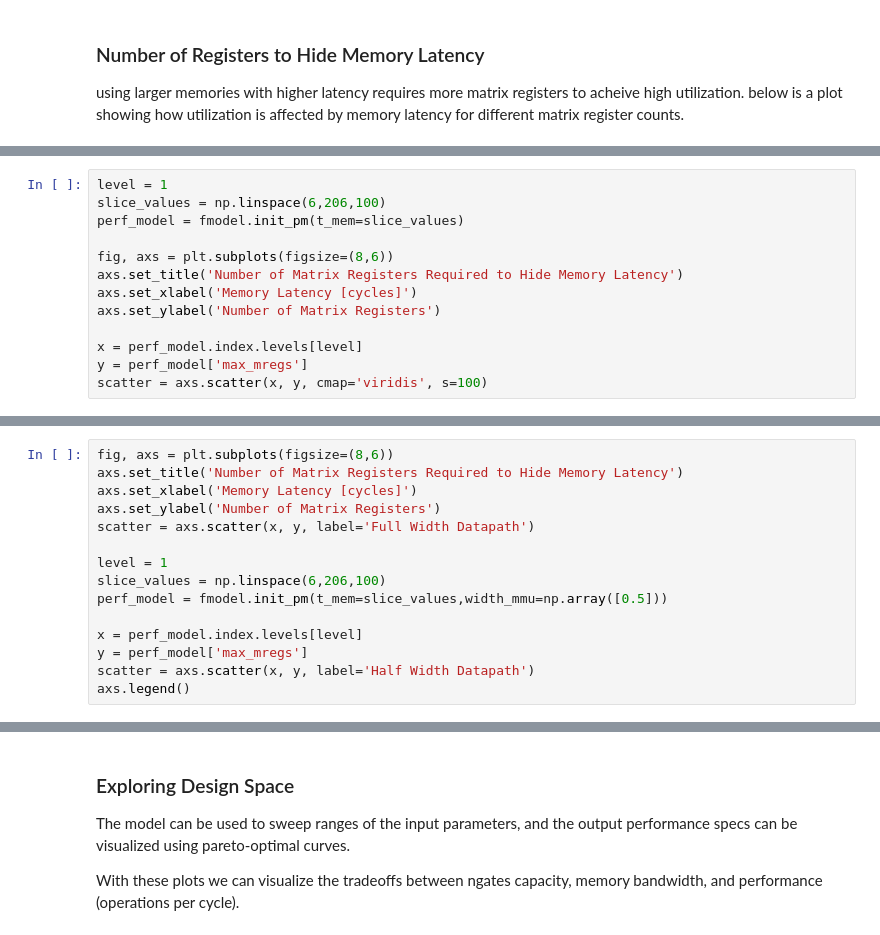
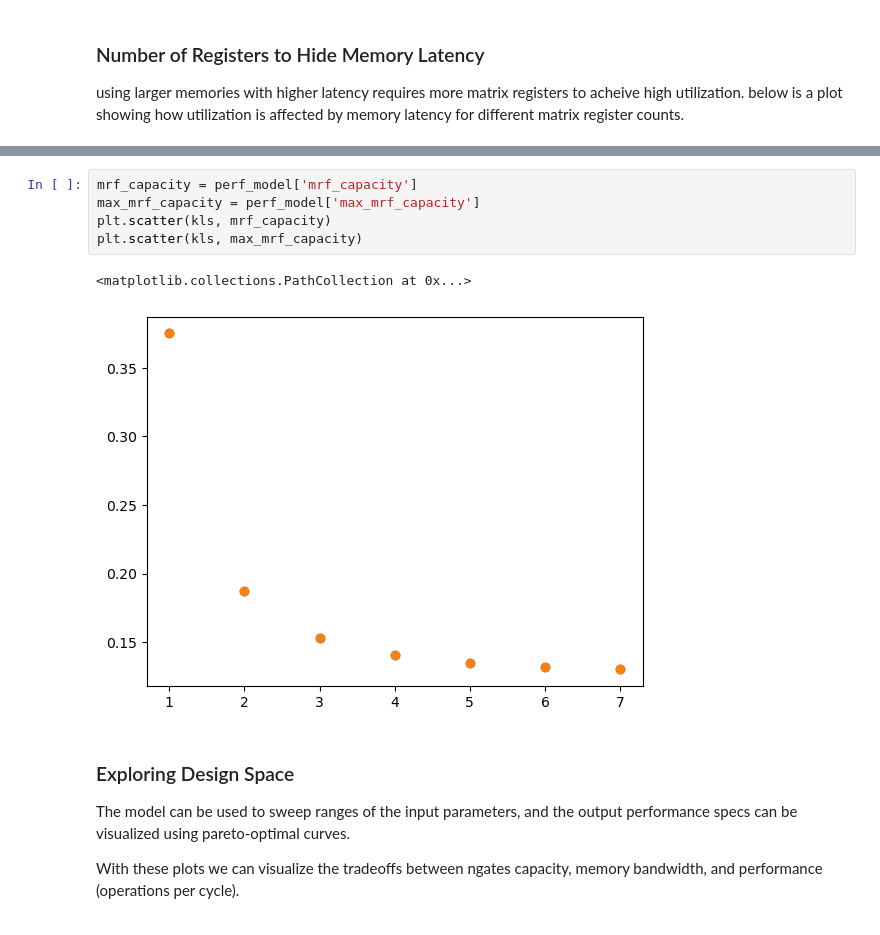
Before and after one commit to miles-rusch-berkeley/rvv-opmu-lynx, a Jupyter notebook: docs/matrix-isa-modelling/reduceK.ipynb, the cells around one changed output, grey strips where cells are left out. Cells and saved outputs as stored; diff of their text form.

```diff
--- a/docs/matrix-isa-modelling/reduceK.ipynb
+++ b/docs/matrix-isa-modelling/reduceK.ipynb
@@ -37,13 +40,0 @@ for n in num_mregs:
-# %%
-level = 1
-slice_values = np.linspace(6,206,100)
-perf_model = fmodel.init_pm(t_mem=slice_values)
-
-fig, axs = plt.subplots(figsize=(8,6))
-axs.set_title('Number of Matrix Registers Required to Hide Memory Latency')
-axs.set_xlabel('Memory Latency [cycles]')
-axs.set_ylabel('Number of Matrix Registers')
-
-x = perf_model.index.levels[level]
-y = perf_model['max_mregs']
-scatter = axs.scatter(x, y, cmap='viridis', s=100)
@@ -52,15 +40,0 @@ scatter = axs.scatter(x, y, cmap='viridis', s=100)
-# %%
-fig, axs = plt.subplots(figsize=(8,6))
-axs.set_title('Number of Matrix Registers Required to Hide Memory Latency')
-axs.set_xlabel('Memory Latency [cycles]')
-axs.set_ylabel('Number of Matrix Registers')
-scatter = axs.scatter(x, y, label='Full Width Datapath')
-
-level = 1
-slice_values = np.linspace(6,206,100)
-perf_model = fmodel.init_pm(t_mem=slice_values,width_mmu=np.array([0.5]))
-
-x = perf_model.index.levels[level]
-y = perf_model['max_mregs']
-scatter = axs.scatter(x, y, label='Half Width Datapath')
-axs.legend()
@@ -70,3 +41,11 @@ axs.legend()
+# %%
+mrf_capacity = perf_model['mrf_capacity']
+max_mrf_capacity = perf_model['max_mrf_capacity']
+plt.scatter(kls, mrf_capacity)
+plt.scatter(kls, max_mrf_capacity)
+# %% [output]
+<matplotlib.collections.PathCollection at 0x...>
+[figure, added]
 # %% [markdown]
 ### Exploring Design Space
 
```
Also changed, not shown: parts of 8 cells of this notebook, 1 other file.
